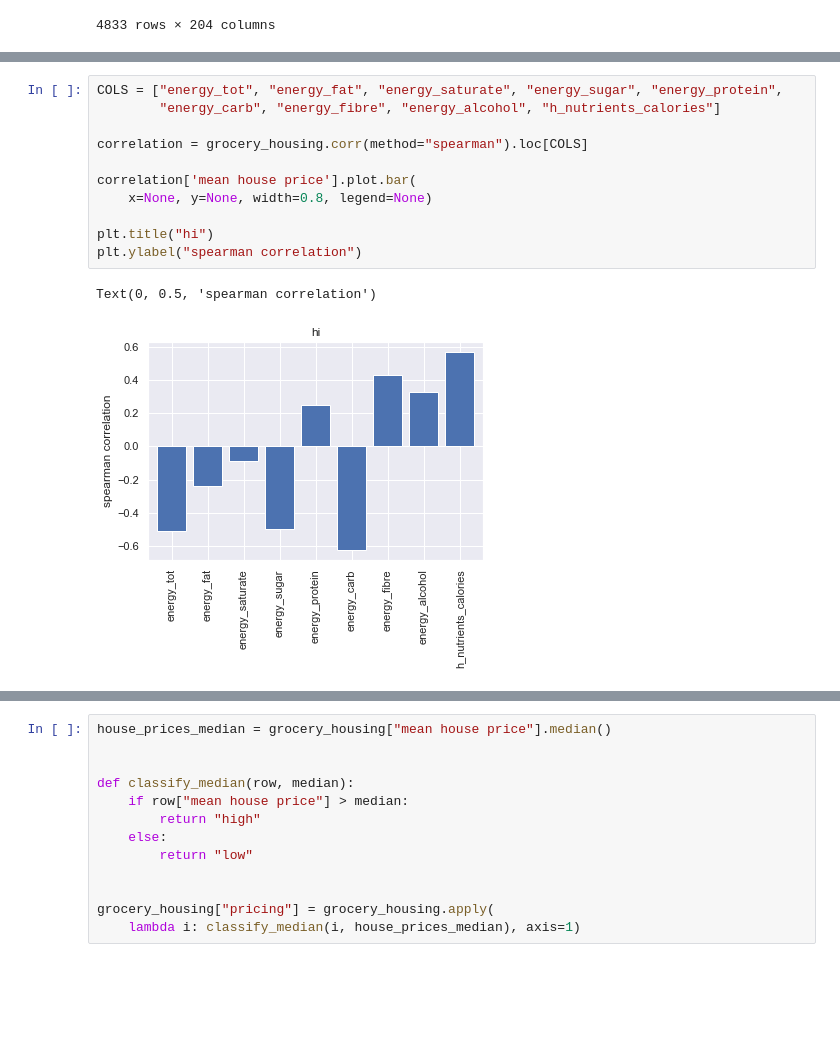
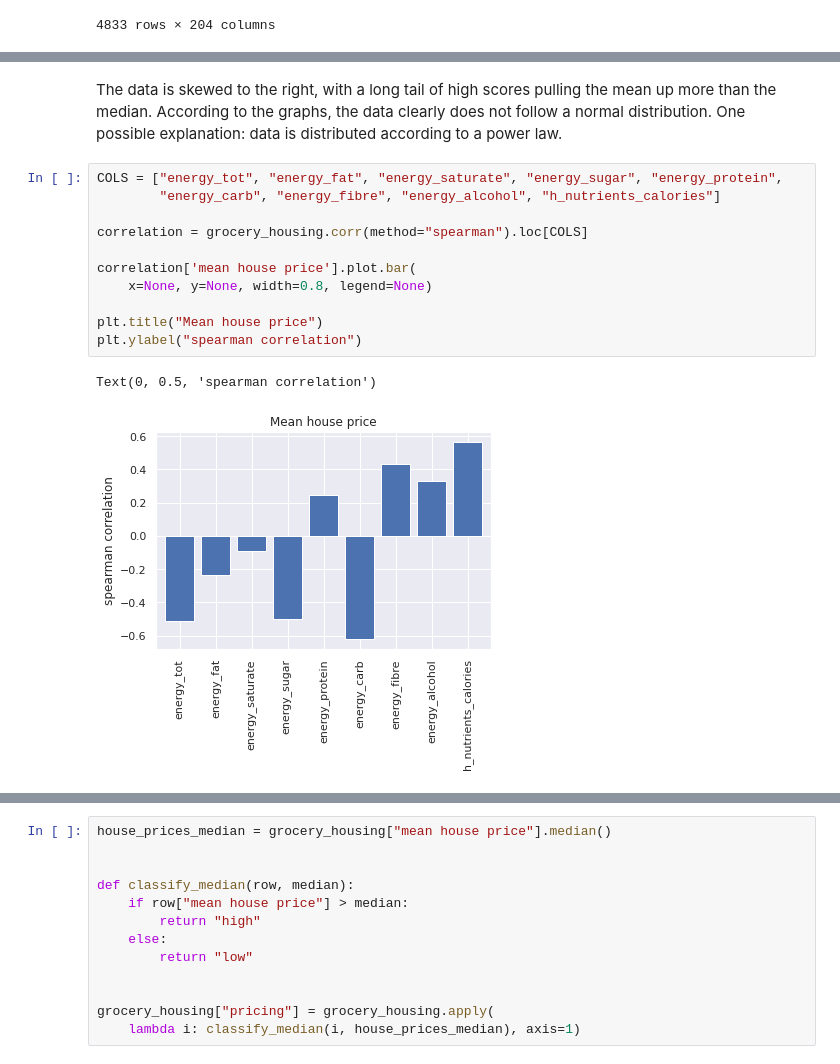
Before and after one commit to epfl-ada/ada-2020-project-milestone-p3-p3_caxaga, a Jupyter notebook: housing.ipynb, the cells around one changed output, grey strips where cells are left out. Cells and saved outputs as stored; diff of their text form; blank space fills up the shorter version.

```diff
--- a/housing.ipynb
+++ b/housing.ipynb
@@ -99,14 +132,16 @@ display(grocery_housing)
+# %% [markdown]
+The data is skewed to the right, with a long tail of high scores pulling the mean up more than the median. According to the graphs, the data clearly does not follow a normal distribution. One possible explanation: data is distributed according to a power law.
 # %%
 COLS = ["energy_tot", "energy_fat", "energy_saturate", "energy_sugar", "energy_protein",
         "energy_carb", "energy_fibre", "energy_alcohol", "h_nutrients_calories"]
 
 correlation = grocery_housing.corr(method="spearman").loc[COLS]
 
 correlation['mean house price'].plot.bar(
     x=None, y=None, width=0.8, legend=None)
 
-plt.title("hi")
+plt.title("Mean house price")
 plt.ylabel("spearman correlation")
 # %% [output]
 Text(0, 0.5, 'spearman correlation')
-[figure, old version]
+[figure, new version]
```
Also changed, not shown: parts of 14 cells of this notebook, 2 other files.
